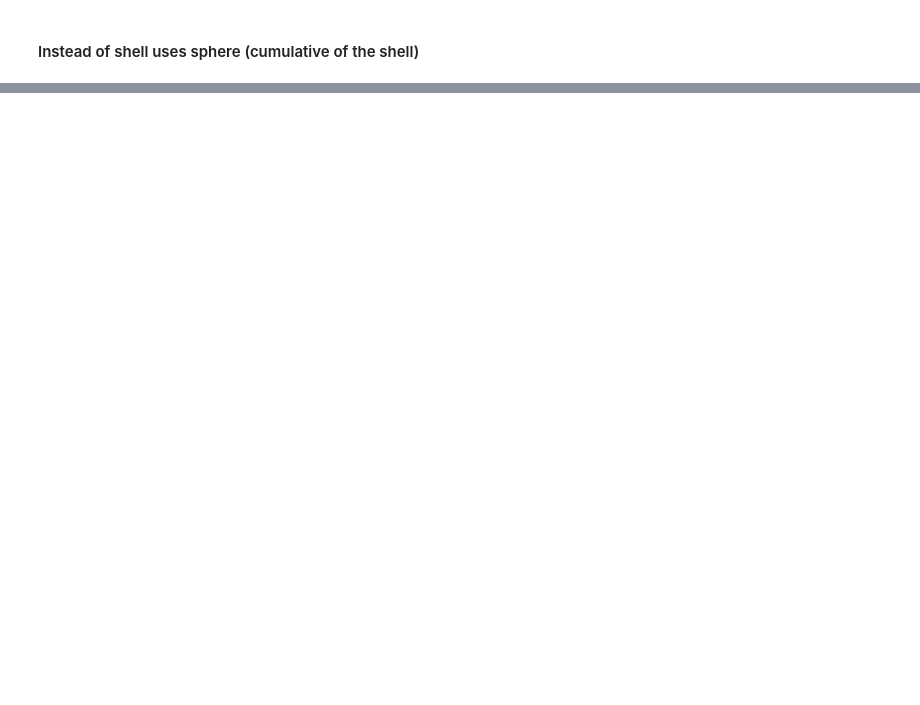
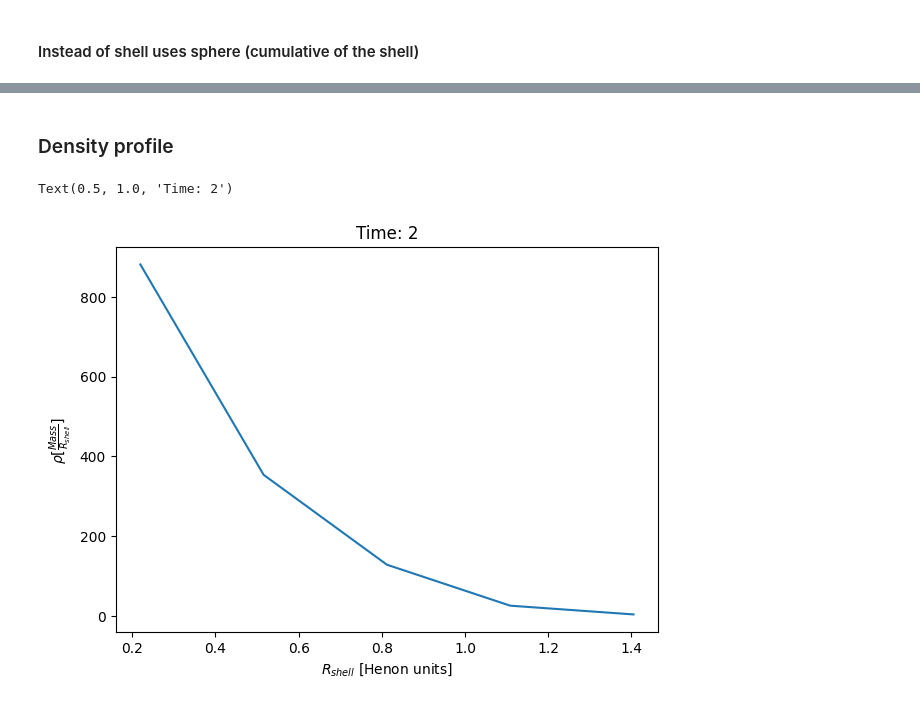
Before and after one commit to Berto70/pod_compastro23, a Jupyter notebook: Project/Analysis.ipynb, the cells around one changed output, grey strips where cells are left out. Cells and saved outputs as stored; diff of their text form; code cells hidden in the pictures; blank space fills up the shorter version.

```diff
--- a/Project/Analysis.ipynb
+++ b/Project/Analysis.ipynb
@@ -107,8 +145,10 @@ ax.set_ylabel('Radius [Henon unit]')
 # %% [markdown]
 # Tidal radius and iterative calculation of the center of mass
 # %%
+tidal2_history = []
 flag_history = []
 com_history = []
+vel_com_history = []
 flag = np.ones(N, dtype=bool)
 for snapshot in range(len(position)):
     current_flag = np.zeros(N, dtype=bool)   #this condition is used to enter the while loop
@@ -126,3 +166,5 @@ for snapshot in range(len(position)):
         # print(snapshot, flag.sum())
     flag_history.append(flag)
     com_history.append(pos_com_snap)
+    vel_com_history.append(vel_com_snap)
+    tidal2_history.append(r_t)
@@ -381,10 +404,11 @@ Text(0, 0.5, 'Radius [Henon unit]')
 # %% [markdown]
 ### Density profile
 # %%
+n_bins=10
 time = 2
-pos_snapshot = position_comFoR[time]
+pos_snapshot = position_comFoR[time][flag_history[time]]
 radius_snapshot = np.linalg.norm(pos_snapshot, axis=1)
-counts, bin_edges = np.histogram(radius_snapshot, bins=10)
+counts, bin_edges = np.histogram(radius_snapshot, bins=n_bins)
 Vol_shell = 4/3 *np.pi* (bin_edges[1:]**3 - bin_edges[:-1]**3)
 density = counts / Vol_shell
 radius_shell = 1/2 * (bin_edges[1:] + bin_edges[:-1])
@@ -401,15 +422,19 @@ Text(0.5, 1.0, 'Time: 2')
 # %%
 fig = plt.figure(figsize=(10, 7))
 ax = fig.add_subplot()
-for k, time in enumerate([0, 1, 2, 5, 7, 10, 25, 50]):
-    pos_snapshot = position_comFoR[time]
+time_to_plot = [0, 1, 10, 50, 100, 150, 300]
+color = cm.rainbow(np.linspace(0, 1, len(time_to_plot)))
+
+for k, c in enumerate(color):
+    time = time_to_plot[k]
+    pos_snapshot = position_comFoR[time][flag_history[time]]
     radius_snapshot = np.linalg.norm(pos_snapshot, axis=1)
     counts, bin_edges = np.histogram(radius_snapshot, bins=10)
     Vol_shell = 4/3 *np.pi* (bin_edges[1:]**3 - bin_edges[:-1]**3)
     density = counts / Vol_shell
     radius_shell = 1/2 * (bin_edges[1:] + bin_edges[:-1])
 
-    ax.plot(radius_shell, density-150*k, label=f'Time:{time}', linewidth=2)
+    ax.plot(radius_shell, density, color=c, label=f'Time:{time}', linewidth=2)
     ax.set_xlabel(r'$R_{shell}$ [Henon units]')
     ax.set_ylabel(r'$\rho [\frac{Mass}{R_{shell}}]$ ')
     ax.set_xlim(0, 2)
@@ -477,0 +535,21 @@ for k, time in enumerate([0, 1, 2, 5, 7, 10, 25, 50]):
+# %% [markdown]
+### Density profile
+# %%
+n_bins=5
+time = 2
+position_comFoR_flagged = position_comFoR[time][flag_history[time]]
+radius_snapshot = np.linalg.norm(position_comFoR_flagged, axis=1)
+counts, bin_edges = np.histogram(radius_snapshot, bins=n_bins)
+Vol_shell = 4/3 *np.pi* (bin_edges[1:]**3 - bin_edges[:-1]**3)
+density = counts / Vol_shell
+radius_shell = 1/2 * (bin_edges[1:] + bin_edges[:-1])
+
+fig = plt.figure(figsize=(7, 5))
+ax = fig.add_subplot()
+ax.plot(radius_shell, density)
+ax.set_xlabel(r'$R_{shell}$ [Henon units]')
+ax.set_ylabel(r'$\rho [\frac{Mass}{R_{shell}}]$ ')
+ax.set_title(f'Time: {time}')
+# %% [output]
+Text(0.5, 1.0, 'Time: 2')
+[figure, added]
```
Also changed, not shown: parts of 65 cells of this notebook, 1 other file.
